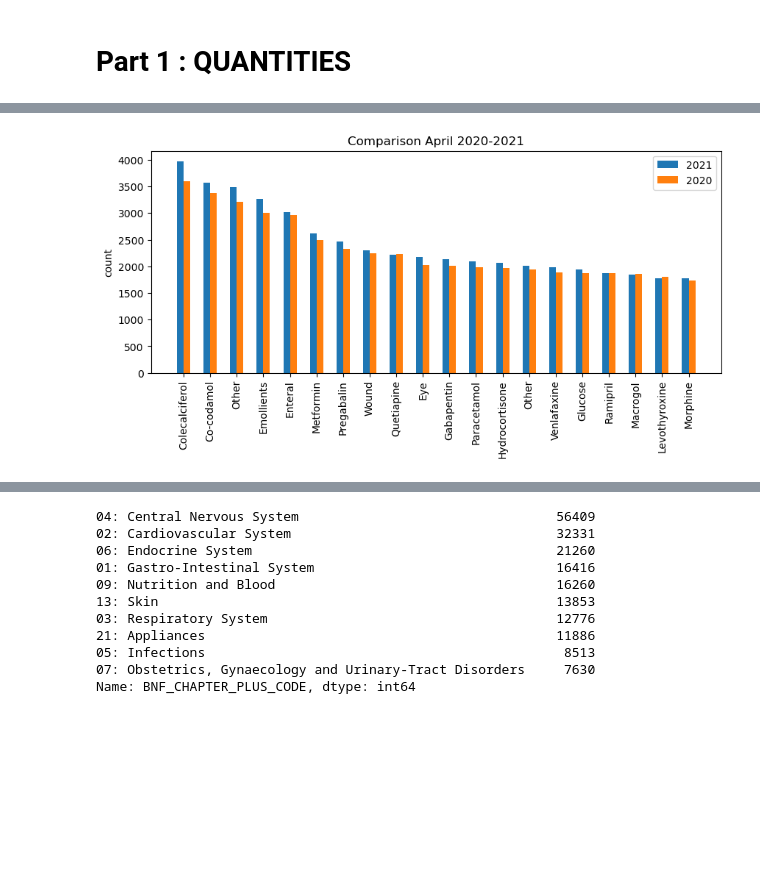
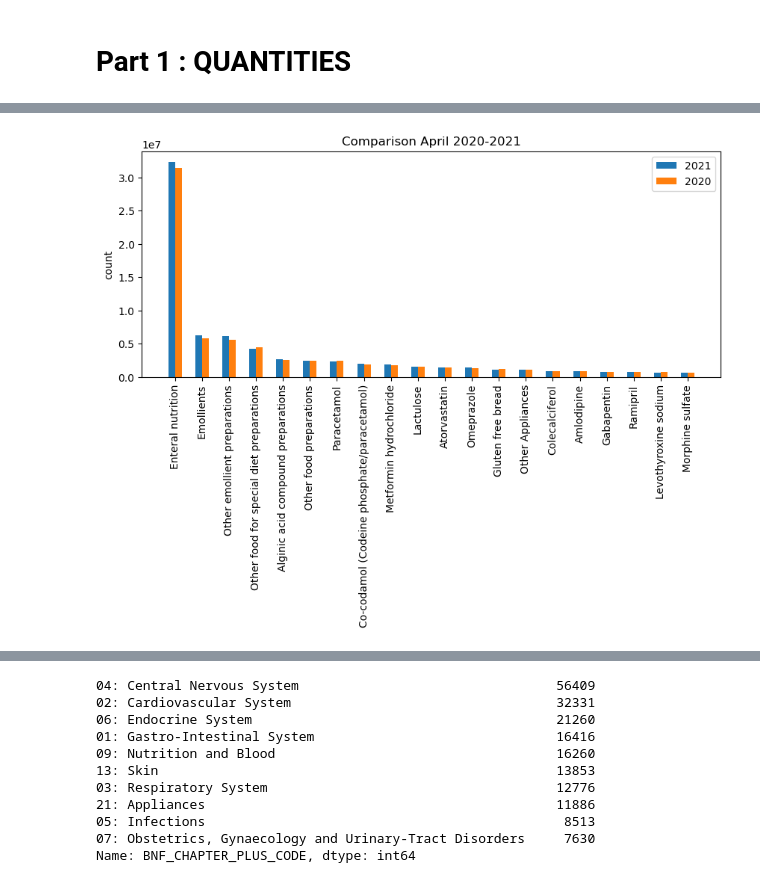
Before and after one commit to kamalmasarweh/project, a Jupyter notebook: Group work.ipynb, the cells around one changed output, grey strips where cells are left out. Cells and saved outputs as stored; diff of their text form; code cells hidden in the pictures; blank space fills up the shorter version.

Commit message:
Added changes to first two parts - QUANTITIES and COSTS

```diff
--- a/Group work.ipynb
+++ b/Group work.ipynb
@@ -69,6 +84,7 @@ Name: CHEMICAL_SUBSTANCE_BNF_DESCR, dtype: int64
 # 2020 prescriptions overall quantity
 
 drug_quantity_20 = epd_20[["CHEMICAL_SUBSTANCE_BNF_DESCR","TOTAL_QUANTITY"]]
-drug_quantity_20
+drug_quantity_sum_20 = drug_quantity_20.groupby('CHEMICAL_SUBSTANCE_BNF_DESCR', as_index=False)["TOTAL_QUANTITY"].sum()
+drug_quantity_sum_20
 # %% [output]
 |  | CHEMICAL_SUBSTANCE_BNF_DESCR | TOTAL_QUANTITY |
@@ -87,6 +103,6 @@ drug_quantity_20
 # %%
-# 2020 prescriptions  - 10 most prescribed
+# 2020 prescriptions  - 20 most prescribed
 
-drug_count_20 = epd_20["CHEMICAL_SUBSTANCE_BNF_DESCR"].value_counts()
-drug_count_20.head(29)
+drug_quantity_top_20=drug_quantity_sum_20.sort_values(by=['TOTAL_QUANTITY'],ascending=False)
+drug_quantity_top_20.head(20)
 # %% [output]
@@ -110,6 +126,6 @@ Name: CHEMICAL_SUBSTANCE_BNF_DESCR, dtype: int64
 # %%
 # Separate bar chart for most prescribed drugs 2021
 
-drug_21_main = drug_count_21.head(20)
-drug_21_main.plot.bar(figsize=(12,6))
+drug_21_main=drug_quantity_top_21.head(20)
+drug_21_main.plot.bar(x='CHEMICAL_SUBSTANCE_BNF_DESCR',y='TOTAL_QUANTITY',figsize=(12,6))
 # %% [output]
@@ -118,6 +134,6 @@ drug_21_main.plot.bar(figsize=(12,6))
 # %%
 # Separate bar chart for most prescribed drugs 2020
 
-drug_20_main = drug_count_20.head(20)
-drug_20_main.plot.bar(figsize=(12,6))
+drug_20_main=drug_quantity_top_20.head(20)
+drug_20_main.plot.bar(x='CHEMICAL_SUBSTANCE_BNF_DESCR',y='TOTAL_QUANTITY',figsize=(12,6))
 # %% [output]
@@ -126,27 +144,27 @@ drug_20_main.plot.bar(figsize=(12,6))
 # %%
 # comparison bar chart between two years - prescriptions
 
-x = np.arange(len(drug_21_main.keys()))  # the label locations
+prescriptions_count = len(drug_21_main)
+x = np.arange(prescriptions_count)  # the label locations
 width = 0.25  # the width of the bars
 
 _ , ax = plt.subplots()
-rects1 = ax.bar(x - width/2, drug_21_main , width, label='2021')
-rects2 = ax.bar(x + width/2, drug_20_main, width, label='2020')
+rects1 = ax.bar(x - width/2, drug_21_main[["TOTAL_QUANTITY"]].values.reshape(prescriptions_count), width, label='2021') ## turn series to list
+rects2 = ax.bar(x + width/2, drug_20_main[["TOTAL_QUANTITY"]].values.reshape(prescriptions_count), width, label='2020')
 
 #text for labels, title and custom x-axis tick labels, etc.
 ax.set_ylabel('count')
 ax.set_title('Comparison April 2020-2021')
 ax.set_xticks(x)
 
-first_word = pd.Series(drug_21_main.keys().tolist()) ## turn series to list
-first = first_word.str.split(' ').str[0] ## get 1st word from list for the x axis legend
+x_axis = pd.Series(drug_21_main[["CHEMICAL_SUBSTANCE_BNF_DESCR"]].values.reshape(prescriptions_count))
 
-ax.set_xticklabels(first, rotation=90)
+ax.set_xticklabels(x_axis, rotation=90)
 
 ax.legend()
 
 fig = matplotlib.pyplot.gcf()
 fig.set_size_inches(10,4, forward=True)
 fig.set_dpi(100)
 # %% [output]
-[figure, old version]
+[figure, new version]
```
Also changed, not shown: parts of 27 cells of this notebook, 2 other files.
